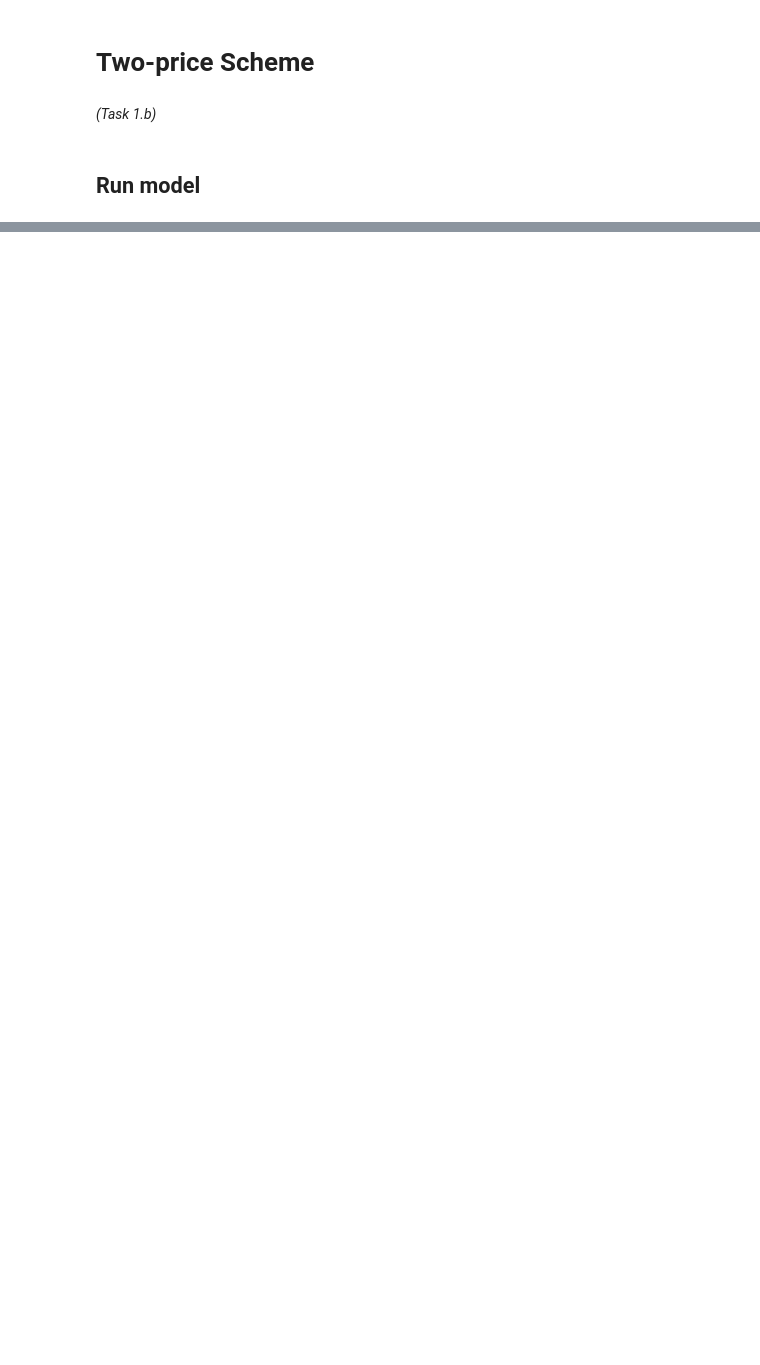
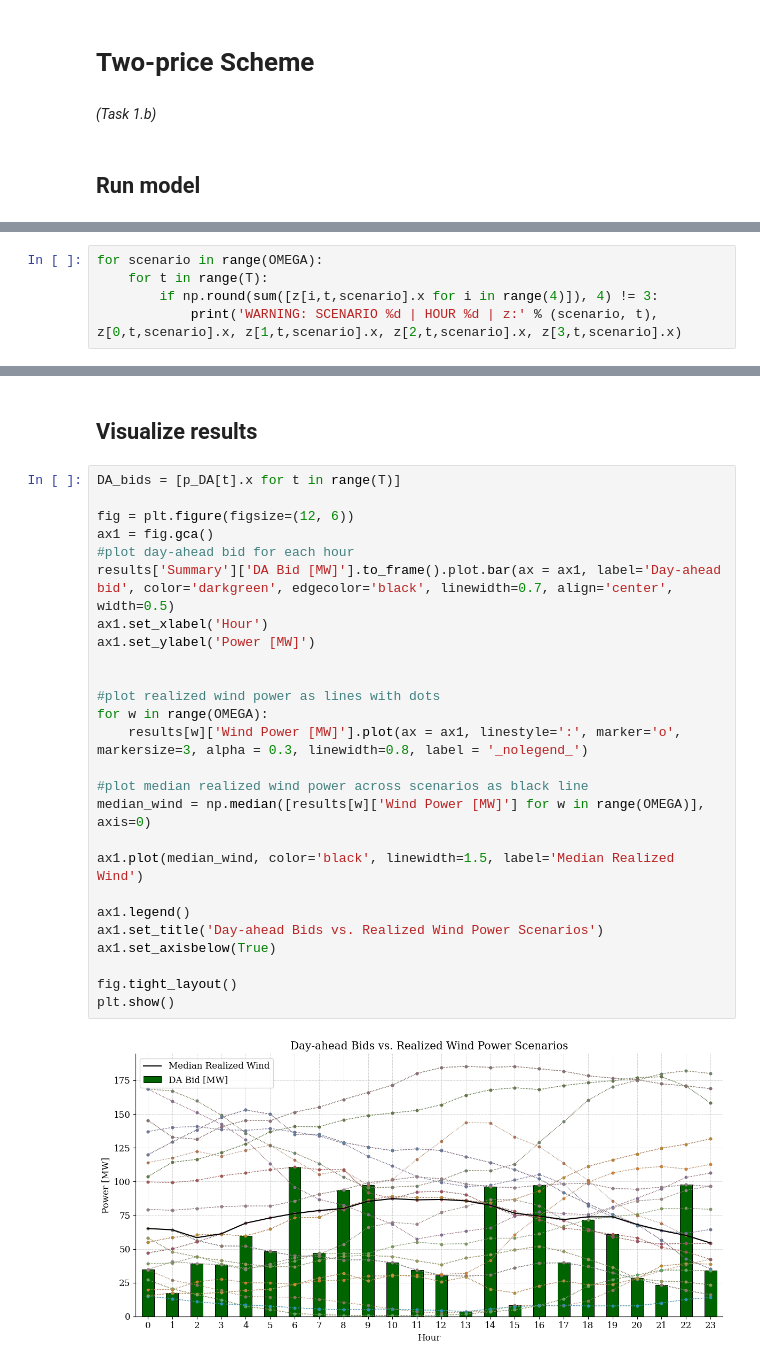
Before and after one commit to Hvid1999/46755, a Jupyter notebook: Assignment 2/task_1a_2a.ipynb, the cells around one changed output, grey strips where cells are left out. Saved outputs shown, nothing was run; the diff lists cells and outputs as text; blank space fills up the shorter version.

```diff
--- a/Assignment 2/task_1a_2a.ipynb
+++ b/Assignment 2/task_1a_2a.ipynb
@@ -250,0 +322,5 @@ else:
+# %%
+for scenario in range(OMEGA):
+    for t in range(T):
+        if np.round(sum([z[i,t,scenario].x for i in range(4)]), 4) != 3:
+            print('WARNING: SCENARIO %d | HOUR %d | z:' % (scenario, t), z[0,t,scenario].x, z[1,t,scenario].x, z[2,t,scenario].x, z[3,t,scenario].x)
@@ -250,0 +350,30 @@ else:
+# %% [markdown]
+## Visualize results
+# %%
+DA_bids = [p_DA[t].x for t in range(T)]
+
+fig = plt.figure(figsize=(12, 6))
+ax1 = fig.gca()
+#plot day-ahead bid for each hour
+results['Summary']['DA Bid [MW]'].to_frame().plot.bar(ax = ax1, label='Day-ahead bid', color='darkgreen', edgecolor='black', linewidth=0.7, align='center', width=0.5)
+ax1.set_xlabel('Hour')
+ax1.set_ylabel('Power [MW]')
+
+
+#plot realized wind power as lines with dots
+for w in range(OMEGA):
+    results[w]['Wind Power [MW]'].plot(ax = ax1, linestyle=':', marker='o', markersize=3, alpha = 0.3, linewidth=0.8, label = '_nolegend_')
+
+#plot median realized wind power across scenarios as black line
+median_wind = np.median([results[w]['Wind Power [MW]'] for w in range(OMEGA)], axis=0)
+
+ax1.plot(median_wind, color='black', linewidth=1.5, label='Median Realized Wind')
+
+ax1.legend()
+ax1.set_title('Day-ahead Bids vs. Realized Wind Power Scenarios')
+ax1.set_axisbelow(True)
+
+fig.tight_layout()
+plt.show()
+# %% [output]
+[figure, added]
```
Also changed, not shown: parts of 11 cells of this notebook.
